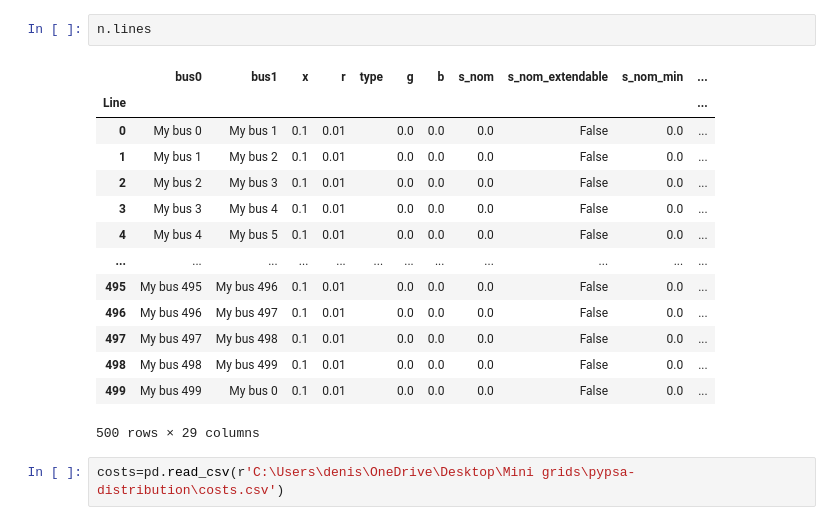
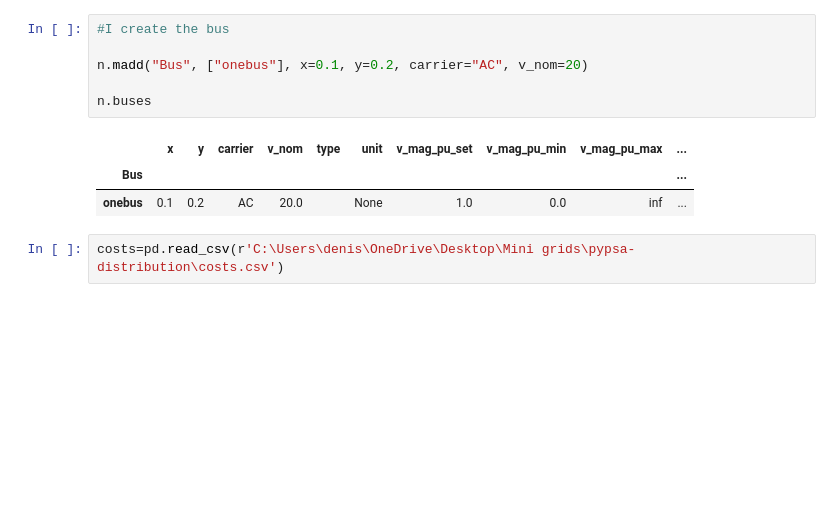
Before and after one commit to DeniseGiub/pypsa-distribution, a Jupyter notebook: Add_electricity_local.ipynb, the cells around one changed output. Drawn from its saved outputs; the diff is of its cells as text; blank space fills up the shorter version.

```diff
--- a/Add_electricity_local.ipynb
+++ b/Add_electricity_local.ipynb
@@ -53,20 +40,13 @@ for i in range(buses):
-# %%
-n.lines
-# %% [output]
-|  | bus0 | bus1 | x | r | type | g | b | s_nom | s_nom_extendable | s_nom_min | ... |
-| Line |  |  |  |  |  |  |  |  |  |  | ... |
-| 0 | My bus 0 | My bus 1 | 0.1 | 0.01 |  | 0.0 | 0.0 | 0.0 | False | 0.0 | ... |
-| 1 | My bus 1 | My bus 2 | 0.1 | 0.01 |  | 0.0 | 0.0 | 0.0 | False | 0.0 | ... |
-| 2 | My bus 2 | My bus 3 | 0.1 | 0.01 |  | 0.0 | 0.0 | 0.0 | False | 0.0 | ... |
-| 3 | My bus 3 | My bus 4 | 0.1 | 0.01 |  | 0.0 | 0.0 | 0.0 | False | 0.0 | ... |
-| 4 | My bus 4 | My bus 5 | 0.1 | 0.01 |  | 0.0 | 0.0 | 0.0 | False | 0.0 | ... |
-| ... | ... | ... | ... | ... | ... | ... | ... | ... | ... | ... | ... |
-| 495 | My bus 495 | My bus 496 | 0.1 | 0.01 |  | 0.0 | 0.0 | 0.0 | False | 0.0 | ... |
-| 496 | My bus 496 | My bus 497 | 0.1 | 0.01 |  | 0.0 | 0.0 | 0.0 | False | 0.0 | ... |
-| 497 | My bus 497 | My bus 498 | 0.1 | 0.01 |  | 0.0 | 0.0 | 0.0 | False | 0.0 | ... |
-| 498 | My bus 498 | My bus 499 | 0.1 | 0.01 |  | 0.0 | 0.0 | 0.0 | False | 0.0 | ... |
-| 499 | My bus 499 | My bus 0 | 0.1 | 0.01 |  | 0.0 | 0.0 | 0.0 | False | 0.0 | ... |
-500 rows × 29 columns
+# %%
+#I create the bus
+
+n.madd("Bus", ["onebus"], x=0.1, y=0.2, carrier="AC", v_nom=20)
+
+n.buses
+# %% [output]
+|  | x | y | carrier | v_nom | type | unit | v_mag_pu_set | v_mag_pu_min | v_mag_pu_max | ... |
+| Bus |  |  |  |  |  |  |  |  |  | ... |
+| onebus | 0.1 | 0.2 | AC | 20.0 |  | None | 1.0 | 0.0 | inf | ... |
 # %%
 costs=pd.read_csv(r'C:\Users\denis\OneDrive\Desktop\Mini grids\pypsa-distribution\costs.csv')
 # %%
```
Also changed, not shown: parts of 10 cells of this notebook.
